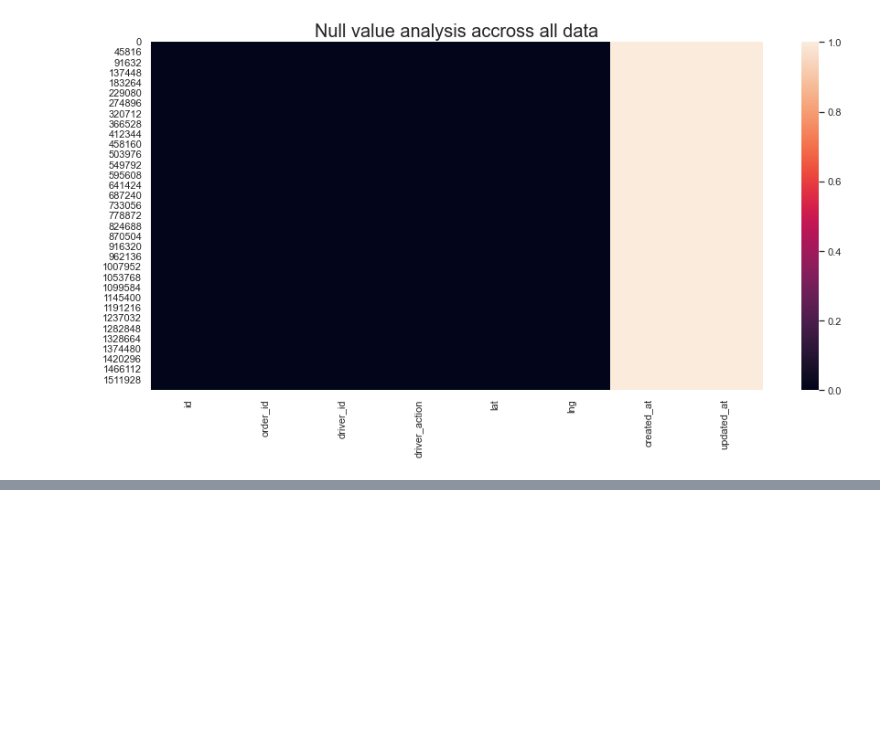
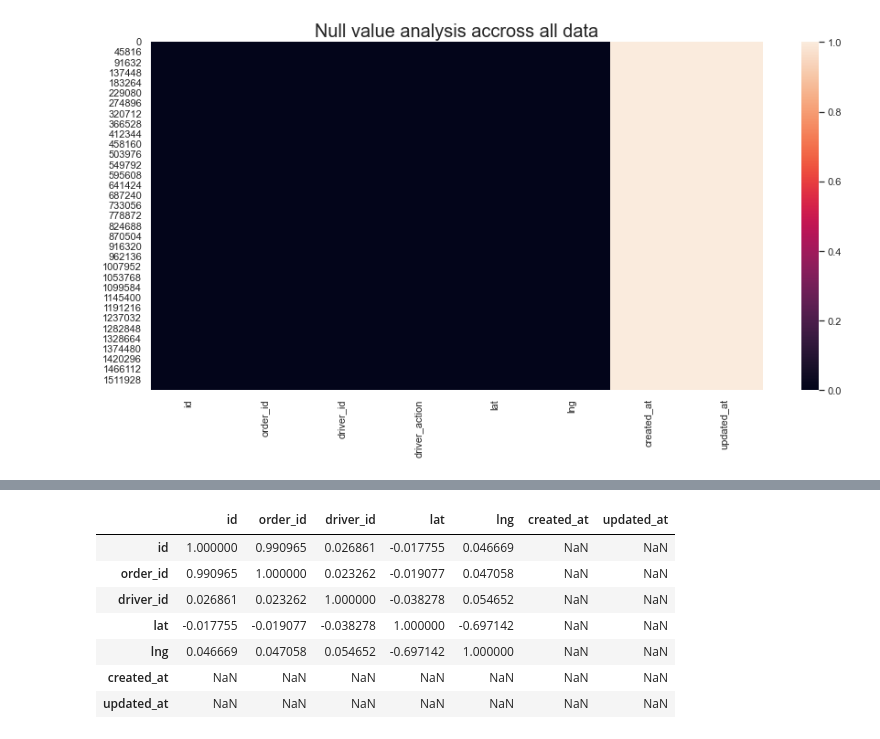
Before and after one commit to BekaluTa/Drivers-Delivery-with-Cuasual-Infrence, a Jupyter notebook: Notebook/EDA.ipynb, the cells around one changed output, grey strips where cells are left out. Saved outputs shown, nothing was run; the diff lists cells and outputs as text; code cells hidden in the pictures; blank space fills up the shorter version.

```diff
--- a/Notebook/EDA.ipynb
+++ b/Notebook/EDA.ipynb
@@ -145,0 +149,11 @@ plt.show()
+# %%
+Data_location.corr()
+# %% [output]
+|  | id | order_id | driver_id | lat | lng | created_at | updated_at |
+| id | 1.000000 | 0.990965 | 0.026861 | -0.017755 | 0.046669 | NaN | NaN |
+| order_id | 0.990965 | 1.000000 | 0.023262 | -0.019077 | 0.047058 | NaN | NaN |
+| driver_id | 0.026861 | 0.023262 | 1.000000 | -0.038278 | 0.054652 | NaN | NaN |
+| lat | -0.017755 | -0.019077 | -0.038278 | 1.000000 | -0.697142 | NaN | NaN |
+| lng | 0.046669 | 0.047058 | 0.054652 | -0.697142 | 1.000000 | NaN | NaN |
+| created_at | NaN | NaN | NaN | NaN | NaN | NaN | NaN |
+| updated_at | NaN | NaN | NaN | NaN | NaN | NaN | NaN |
```
Also changed, not shown: parts of 10 cells of this notebook.
